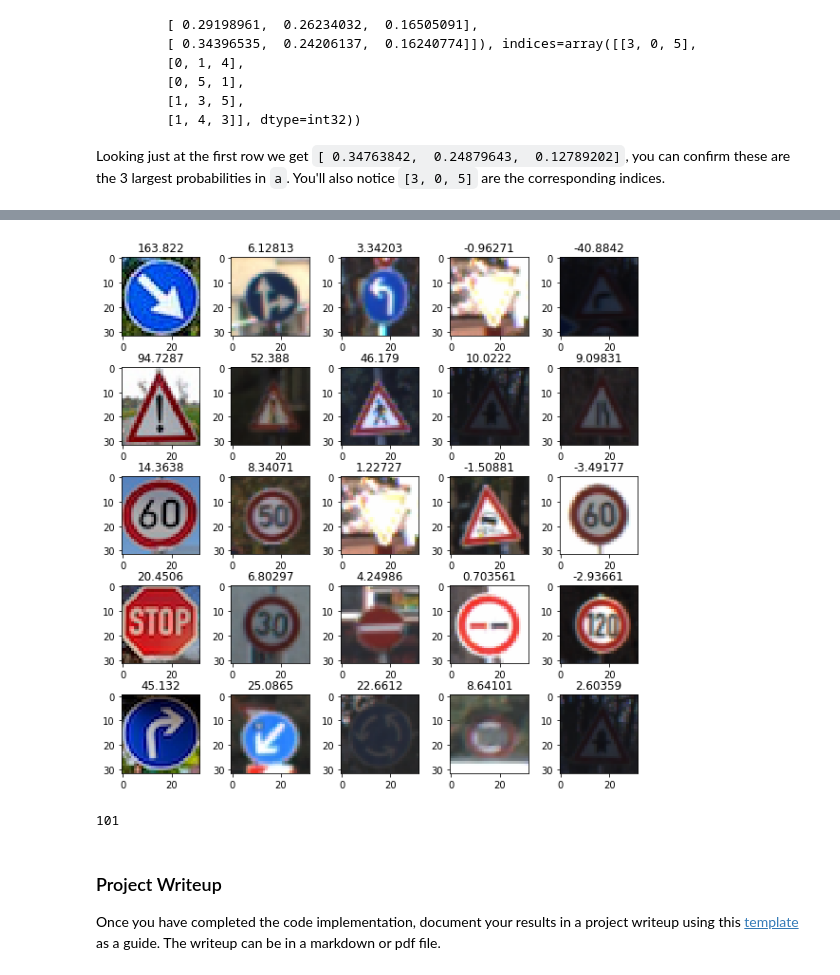
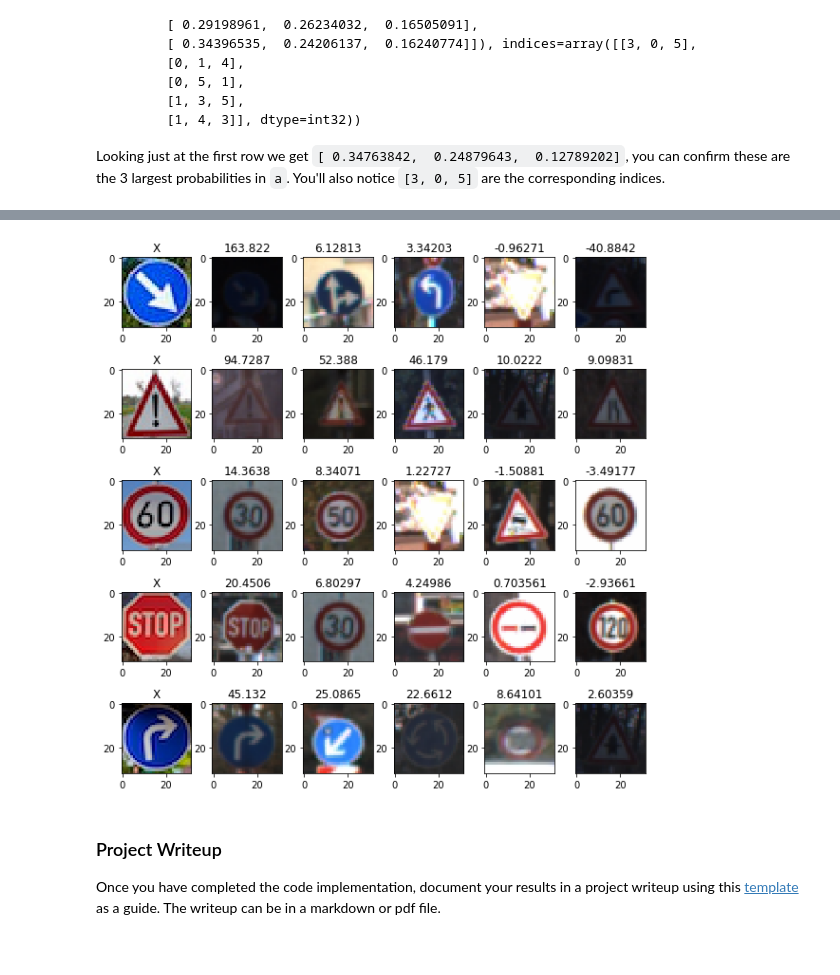
Before and after one commit to josealb/CarND-Traffic_Sign_Recognition-P2, a Jupyter notebook: Traffic_Sign_Classifier.ipynb, the cells around one changed output, grey strips where cells are left out. Saved outputs shown, nothing was run; the diff lists cells and outputs as text; code cells hidden in the pictures.

Commit message:
fixed problem in the visualization that didnt show the original image

```diff
--- a/Traffic_Sign_Classifier.ipynb
+++ b/Traffic_Sign_Classifier.ipynb
@@ -511,26 +511,21 @@ TopKV2(values=array([[ 163.82173157,    6.12813425,    3.34202671,   -0.96270972
 # %%
 top5
 
-fig, axs = plt.subplots(len(img),5,figsize=(10,10))
+fig, axs = plt.subplots(len(img),6,figsize=(10,10))
 fig.subplots_adjust(hspace = .6, wspace=.2)
 
 for i, image in enumerate(img):
-    for j in range (0,5):
+    for j in range (0,6):
         if j==0:
             axs[i,j].imshow(img[i,:,:,:])
-            axs[i,j].set_title(top5[0][i][j])
+            axs[i,j].set_title('X')
         else:
-            index = np.asscalar(np.argwhere(y_train == top5[1][i][j])[0])
+            index = np.asscalar(np.argwhere(y_train == top5[1][i][j-1])[0])
             axs[i,j].imshow(X_train[index,:,:,:])
-            axs[i,j].set_title(top5[0][i][j])
+            axs[i,j].set_title(top5[0][i][j-1])
         index
 # %% [output]
-[figure, old version]
+[figure, new version]
-# %%
-index = np.asscalar(np.argwhere(y_train == top5[1][i][j])[0])
-index
-# %% [output]
-101
 # %% [markdown]
 ### Project Writeup
 
```
